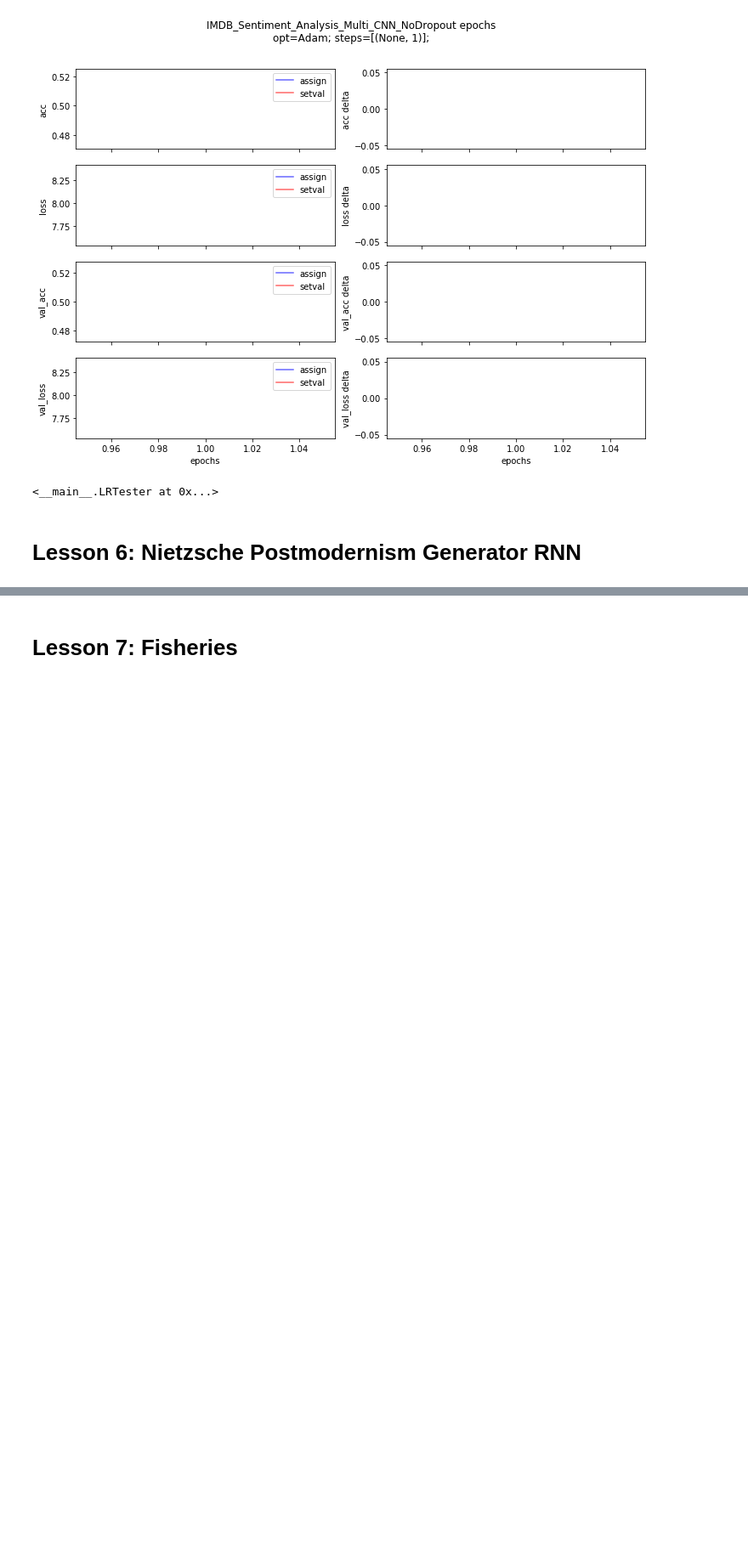
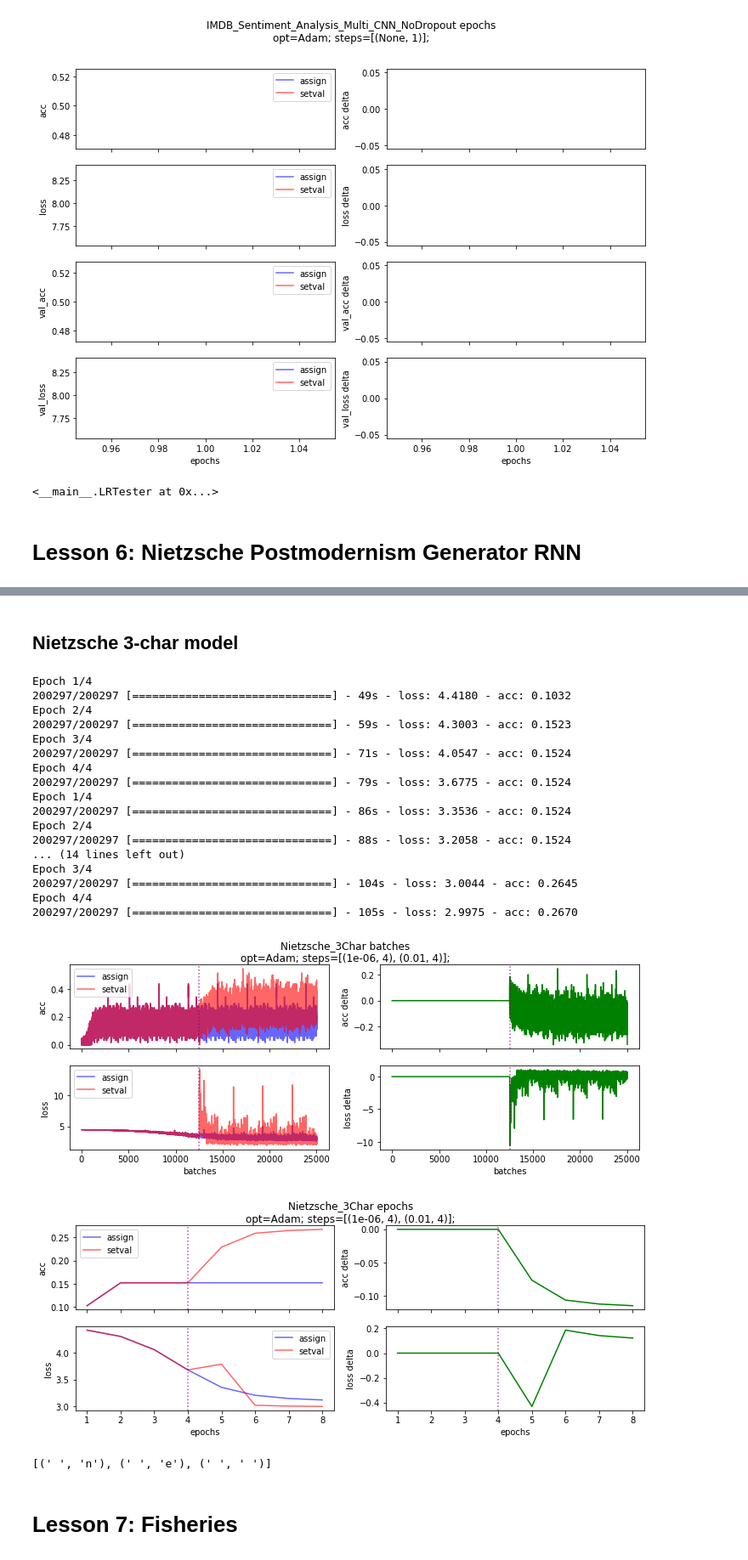
Before and after one commit to appleby/courses, a Jupyter notebook: deeplearning1/nbs/ma-learning-rate-test.ipynb, the cells around one changed output, grey strips where cells are left out. Shown at 85% size. Drawn from its saved outputs; the diff is of its cells as text; code cells hidden in the pictures; blank space fills up the shorter version.

Commit message:
Add Nietzsche_3Char

```diff
--- a/deeplearning1/nbs/ma-learning-rate-test.ipynb
+++ b/deeplearning1/nbs/ma-learning-rate-test.ipynb
@@ -948,0 +965,2 @@ Epoch 1/1
+# %% [markdown]
+## Nietzsche 3-char model
@@ -948,0 +972,41 @@ Epoch 1/1
+# %%
+class Nietzsche_3Char(object):
+    @classmethod
+    def getmodel(cls, optimizer=Adam):
+        c1_in, c1 = embedding_input('c1', nietzsche_vocab_size, nietzsche_n_fac)
+        c2_in, c2 = embedding_input('c2', nietzsche_vocab_size, nietzsche_n_fac)
+        c3_in, c3 = embedding_input('c3', nietzsche_vocab_size, nietzsche_n_fac)
+
+        dense_in = Dense(nietzsche_n_hidden, activation='relu')
+        dense_hidden = Dense(nietzsche_n_hidden, activation='tanh')
+        dense_out = Dense(nietzsche_vocab_size, activation='softmax')
+
+        c1_hidden = dense_in(c1)
+        c2_dense = dense_in(c2)
+        hidden_2 = dense_hidden(c1_hidden)
+        c2_hidden = merge([c2_dense, hidden_2])
+
+        c3_dense = dense_in(c3)
+        hidden_3 = dense_hidden(c2_hidden)
+        c3_hidden = merge([c3_dense, hidden_3])
+
+        c4_out = dense_out(c3_hidden)
+
+        model = Model([c1_in, c2_in, c3_in], c4_out)
+        model.compile(optimizer=optimizer(), loss='sparse_categorical_crossentropy', metrics=['accuracy'])
+        return model
+
+    @classmethod
+    def fitmodel(cls, model, **kwargs):
+        cs=3
+        c1_dat = [nietzsche_idx[i]   for i in xrange(0, len(nietzsche_idx)-1-cs, cs)]
+        c2_dat = [nietzsche_idx[i+1] for i in xrange(0, len(nietzsche_idx)-1-cs, cs)]
+        c3_dat = [nietzsche_idx[i+2] for i in xrange(0, len(nietzsche_idx)-1-cs, cs)]
+        c4_dat = [nietzsche_idx[i+3] for i in xrange(0, len(nietzsche_idx)-1-cs, cs)]
+
+        x1 = np.stack(c1_dat[:-2])
+        x2 = np.stack(c2_dat[:-2])
+        x3 = np.stack(c3_dat[:-2])
+        y = np.stack(c4_dat[:-2])
+
+        model.fit([x1, x2, x3], y, **kwargs)
@@ -949,2 +1027,28 @@ Epoch 1/1
+# %%
+t = LRTester(Nietzsche_3Char).run(steps=[(0.000001, 4), (0.01, 4)]).makefigs()
+# %% [output]
+Epoch 1/4
+200297/200297 [==============================] - 49s - loss: 4.4180 - acc: 0.1032
+Epoch 2/4
+200297/200297 [==============================] - 59s - loss: 4.3003 - acc: 0.1523
+Epoch 3/4
+200297/200297 [==============================] - 71s - loss: 4.0547 - acc: 0.1524
+Epoch 4/4
+200297/200297 [==============================] - 79s - loss: 3.6775 - acc: 0.1524
+Epoch 1/4
+200297/200297 [==============================] - 86s - loss: 3.3536 - acc: 0.1524
+Epoch 2/4
+200297/200297 [==============================] - 88s - loss: 3.2058 - acc: 0.1524
+... (14 lines left out)
+Epoch 3/4
+200297/200297 [==============================] - 104s - loss: 3.0044 - acc: 0.2645
+Epoch 4/4
+200297/200297 [==============================] - 105s - loss: 2.9975 - acc: 0.2670
+[figure, added]
+[figure, added]
+# %%
+nietzsche_compare_3char(t.models[0], t.models[1], inputs=['phi', ' th', ' an'])
+# %% [output]
+[(' ', 'n'), (' ', 'e'), (' ', ' ')]
 # %% [markdown]
 # Lesson 7: Fisheries
```
Also changed, not shown: parts of 5 cells of this notebook.
